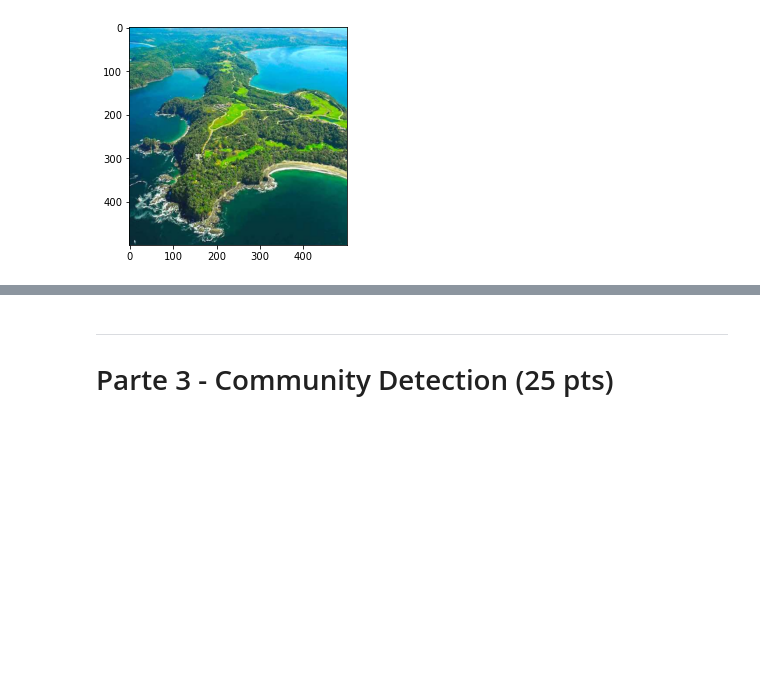
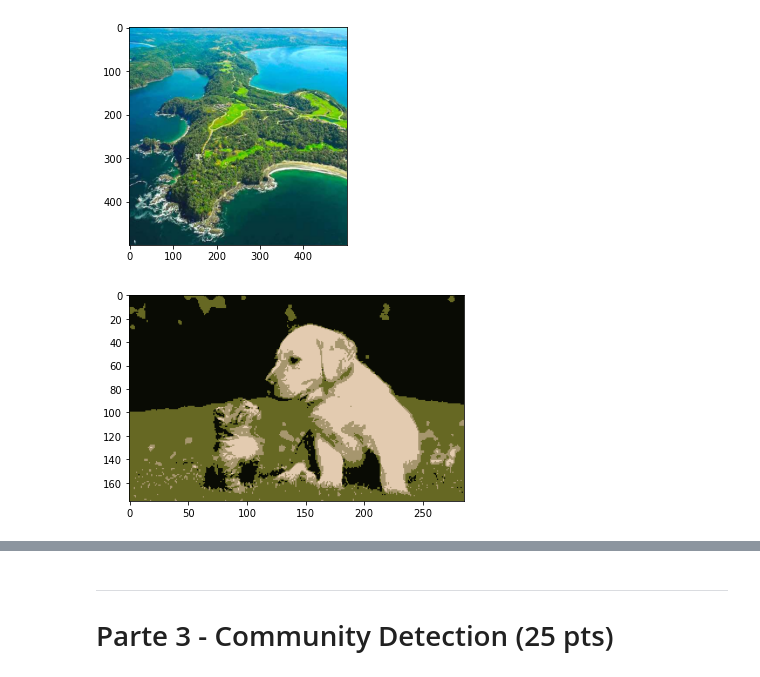
Before and after one commit to luciofondon98/Reconocimiento-de-Patrones-2021-1, a Jupyter notebook: Tarea 1/Tarea 1 - INF 479 .ipynb, the cells around one changed output, grey strips where cells are left out. Saved outputs shown, nothing was run; the diff lists cells and outputs as text; code cells hidden in the pictures; blank space fills up the shorter version.

```diff
--- a/Tarea 1/Tarea 1 - INF 479 .ipynb
+++ b/Tarea 1/Tarea 1 - INF 479 .ipynb
@@ -430,3 +430,19 @@ plt.show()
 # %% [output]
 [figure]
 [figure]
+# %%
+#Imagen perro y gato
+criteria = (cv2.TERM_CRITERIA_EPS + cv2.TERM_CRITERIA_MAX_ITER, 100, 0.2)
+k = 4
+_, labels, (centers) = cv2.kmeans(im1_vectorized, k, None, criteria, 10, cv2.KMEANS_RANDOM_CENTERS)
+centers = np.uint8(centers)
+
+
+labels = labels.flatten()
+
+segmented_image = centers[labels.flatten()]
+segmented_image = segmented_image.reshape(im1.shape)
+plt.imshow(segmented_image)
+plt.show()
+# %% [output]
+[figure, added]
```
Also changed, not shown: parts of 10 cells of this notebook.
